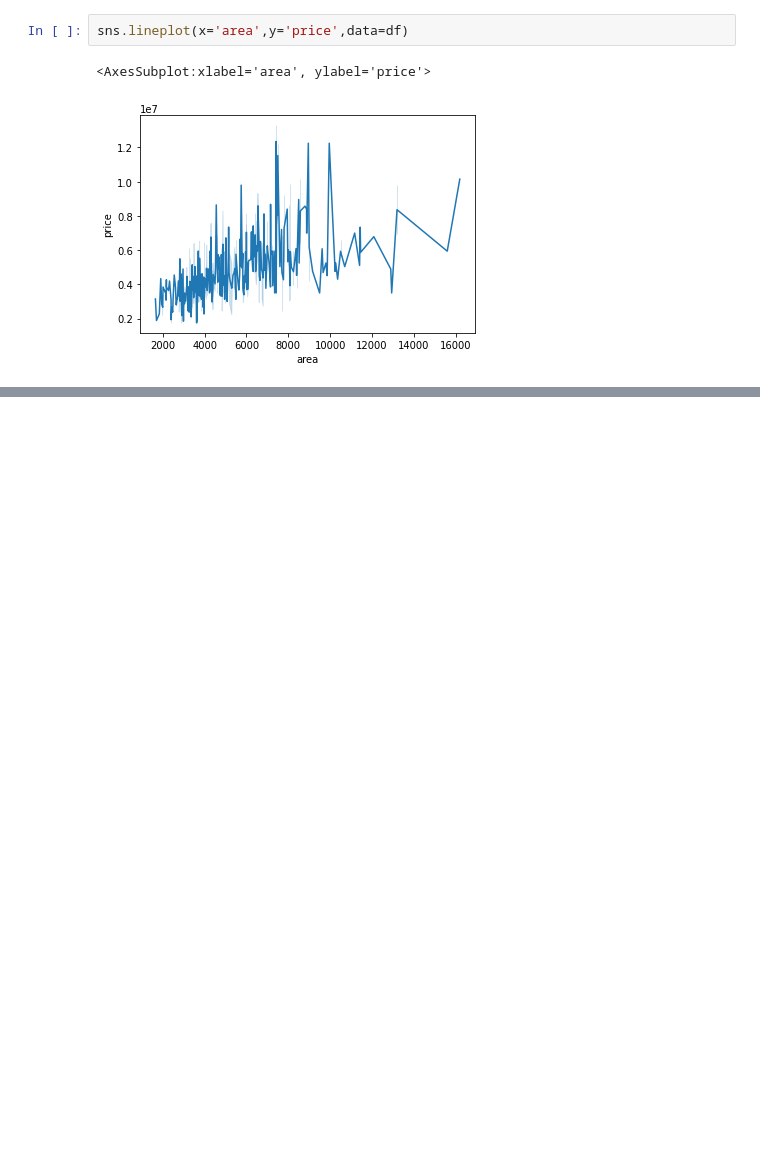
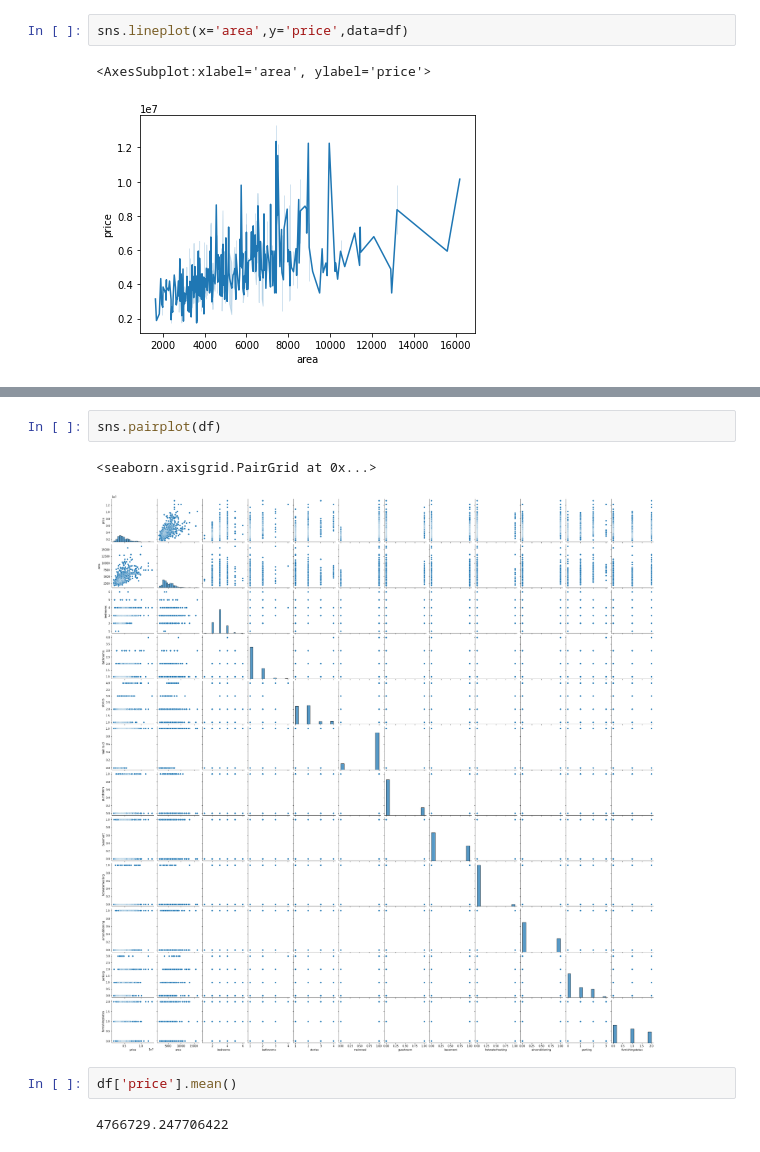
Before and after one commit to babiswas/pandasrepo, a Jupyter notebook: Housing.ipynb, the cells around one changed output, grey strips where cells are left out. Cells and saved outputs as stored; diff of their text form; blank space fills up the shorter version.

```diff
--- a/Housing.ipynb
+++ b/Housing.ipynb
@@ -222,0 +264,9 @@ df[df['price']==df['price'].min()]
+# %%
+sns.pairplot(df)
+# %% [output]
+<seaborn.axisgrid.PairGrid at 0x...>
+[figure, added]
+# %%
+df['price'].mean()
+# %% [output]
+4766729.247706422
```
Also changed, not shown: parts of 4 cells of this notebook.
